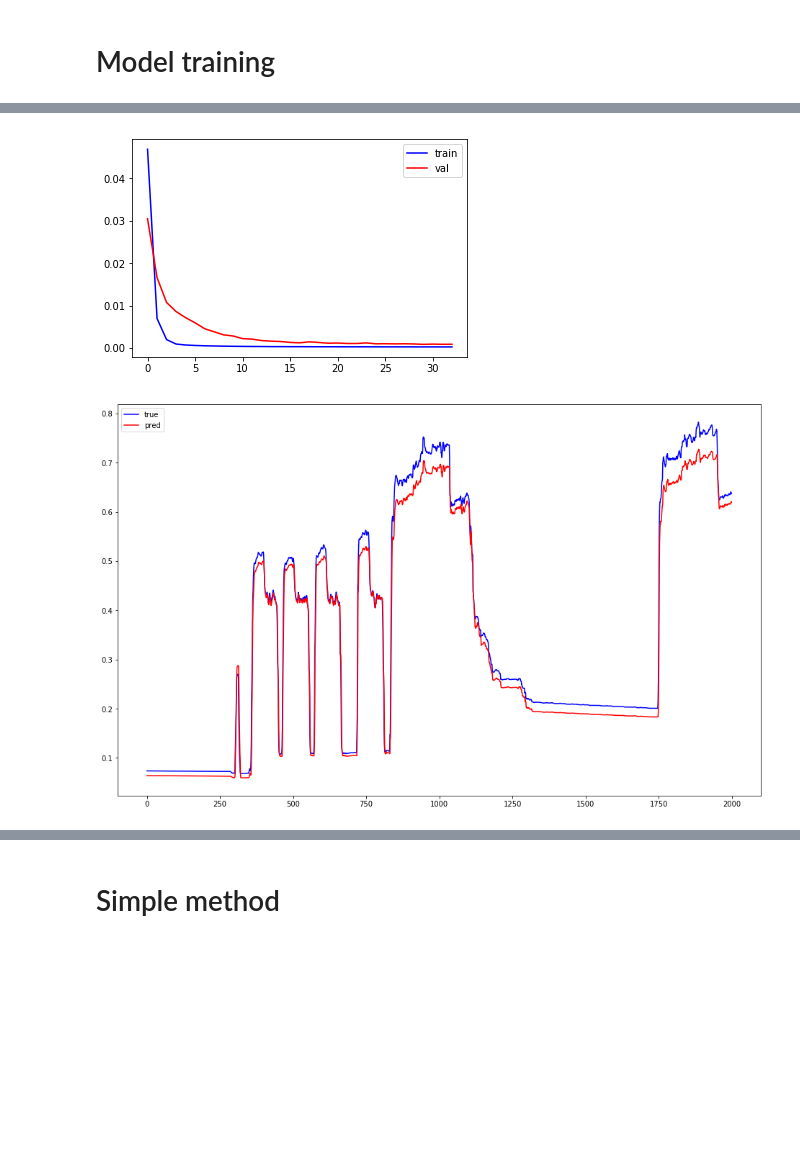
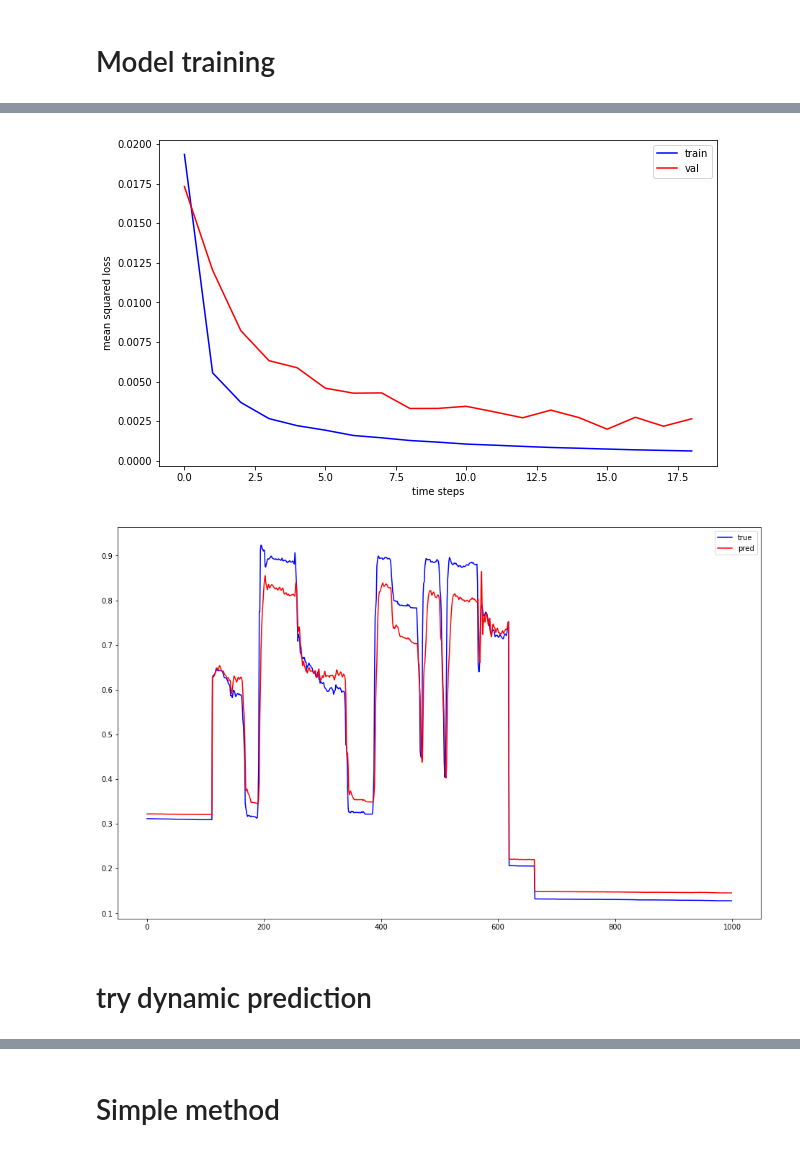
Before and after one commit to svenhsia/lstm-anomaly-detection, a Jupyter notebook: dataset_generation.ipynb, the cells around one changed output, grey strips where cells are left out. Saved outputs shown, nothing was run; the diff lists cells and outputs as text; code cells hidden in the pictures; blank space fills up the shorter version.

```diff
--- a/dataset_generation.ipynb
+++ b/dataset_generation.ipynb
@@ -111,11 +116,11 @@ bm.to_csv('../bm.csv', index=False)
 # %% [markdown]
 # Model training
 # %%
-lookback = 1
+lookback = 10
 trainX, trainY = createDataset(train, lookback)
 valX, valY = createDataset(val, lookback)
 
-hidden_neurons = 100
+hidden_neurons = 300
 
 model = Sequential()
 model.add(LSTM(hidden_neurons, input_shape=(trainX.shape[1], trainX.shape[2]), return_sequences=False))
@@ -169,20 +174,19 @@ Epoch 33/100
 # %%
-import matplotlib.pyplot as plt
-%matplotlib inline
-
-plt.figure()
+plt.figure(figsize=(10,6))
 plt.plot(history.history['loss'], color='b', label='train')
 plt.plot(history.history['val_loss'], color='r', label='val')
 plt.legend(loc='best')
+plt.xlabel("time steps")
+plt.ylabel("mean squared loss")
 plt.show()
 # %% [output]
-[figure, old version]
+[figure, new version]
 # %%
 pred = model.predict(valX)
 # %%
 k = 0
-s = 7000
-e = 9000
+s = 5000
+e = 6000
 true_ = valY[s:e, k]
 pred_ = pred[s:e, k]
 plt.figure(figsize=(16,10))
@@ -191,4 +195,6 @@ plt.plot(pred_, color='r', label='pred')
 plt.legend(loc='best')
 plt.show()
 # %% [output]
-[figure, old version]
+[figure, new version]
+# %% [markdown]
+# try dynamic prediction
```
Also changed, not shown: parts of 38 cells of this notebook, 2 other files.
